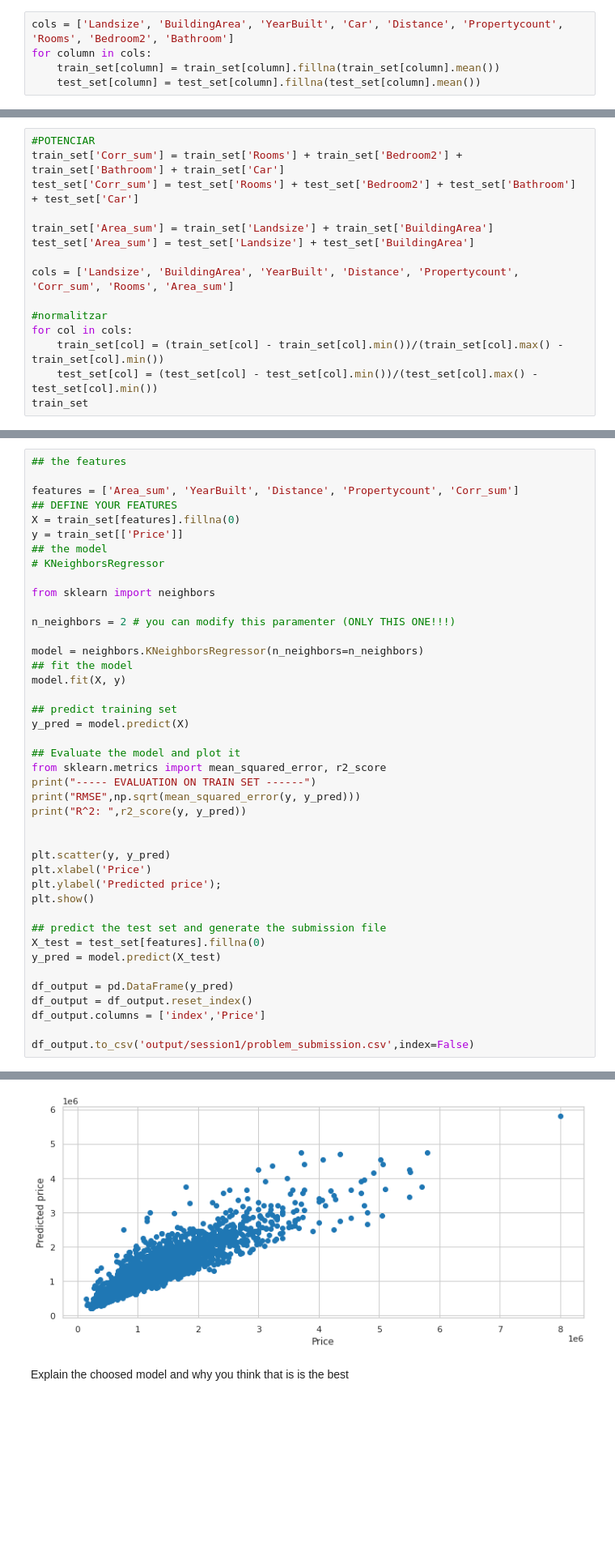
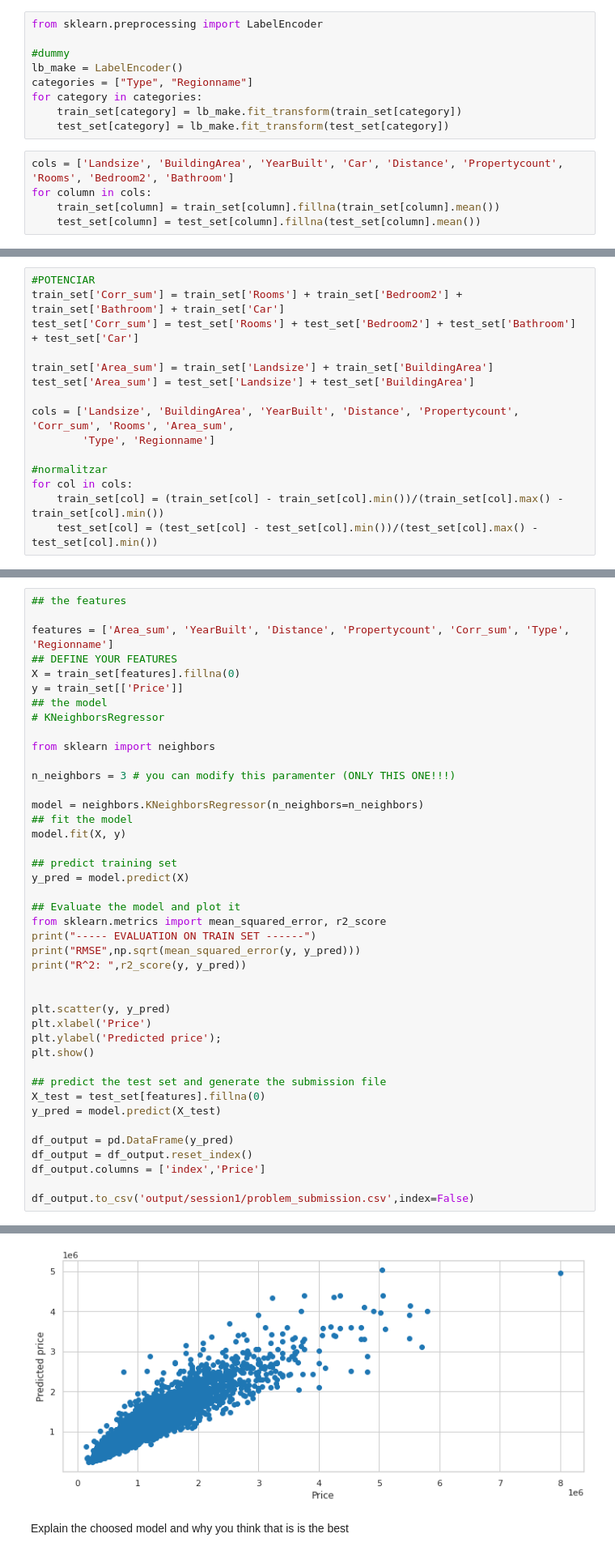
Before and after one commit to paubernabe/Aprenentatge-Automatic, a Jupyter notebook: TEOPR/Session1.ipynb, the cells around one changed output, grey strips where cells are left out. Shown at 81% size. Cells and saved outputs as stored; diff of their text form; blank space fills up the shorter version.

```diff
--- a/TEOPR/Session1.ipynb
+++ b/TEOPR/Session1.ipynb
@@ -230,6 +230,15 @@ correlation
 | Propertycount | -0.082143 | -0.038241 | -0.050699 | 0.067538 | -0.082444 | -0.053682 | -0.018323 | -0.003640 | -0.034084 | 0.008282 | ... |
 # %% [markdown]
 Com es pot observar, les correlacions més interessants es troben Rooms-Bedroom, Price-YearBuilt, Rooms-Bathroom. Si filem més prim podem veure que Car, Distance, Landsize i BuildingArea també tenen rellevància.
+# %%
+from sklearn.preprocessing import LabelEncoder
+
+#dummy
+lb_make = LabelEncoder()
+categories = ["Type", "Regionname"]
+for category in categories:
+    train_set[category] = lb_make.fit_transform(train_set[category])
+    test_set[category] = lb_make.fit_transform(test_set[category])
 # %%
 cols = ['Landsize', 'BuildingArea', 'YearBuilt', 'Car', 'Distance', 'Propertycount', 'Rooms', 'Bedroom2', 'Bathroom']
 for column in cols:
@@ -279,10 +288,10 @@ test_set['Corr_sum'] = test_set['Rooms'] + test_set['Bedroom2'] + test_set['Bath
 train_set['Area_sum'] = train_set['Landsize'] + train_set['BuildingArea']
 test_set['Area_sum'] = test_set['Landsize'] + test_set['BuildingArea']
 
-cols = ['Landsize', 'BuildingArea', 'YearBuilt', 'Distance', 'Propertycount', 'Corr_sum', 'Rooms', 'Area_sum']
+cols = ['Landsize', 'BuildingArea', 'YearBuilt', 'Distance', 'Propertycount', 'Corr_sum', 'Rooms', 'Area_sum',
+        'Type', 'Regionname']
 
 #normalitzar
 for col in cols:
     train_set[col] = (train_set[col] - train_set[col].min())/(train_set[col].max() - train_set[col].min())
     test_set[col] = (test_set[col] - test_set[col].min())/(test_set[col].max() - test_set[col].min())
-train_set
@@ -328,7 +324,7 @@ correlation
 # %%
 ## the features
 
-features = ['Area_sum', 'YearBuilt', 'Distance', 'Propertycount', 'Corr_sum']
+features = ['Area_sum', 'YearBuilt', 'Distance', 'Propertycount', 'Corr_sum', 'Type', 'Regionname']
 ## DEFINE YOUR FEATURES
 X = train_set[features].fillna(0)
 y = train_set[['Price']]
@@ -337,7 +333,7 @@ y = train_set[['Price']]
 
 from sklearn import neighbors
 
-n_neighbors = 2 # you can modify this paramenter (ONLY THIS ONE!!!)
+n_neighbors = 3 # you can modify this paramenter (ONLY THIS ONE!!!)
 
 model = neighbors.KNeighborsRegressor(n_neighbors=n_neighbors)
 ## fit the model
@@ -374,3 +370,3 @@ R^2:  0.83973403827343
-[figure, old version]
+[figure, new version]
 # %% [markdown]
 Explain the choosed model and why you think that is is the best
```
Also changed, not shown: parts of 4 cells of this notebook, 1 other file.
